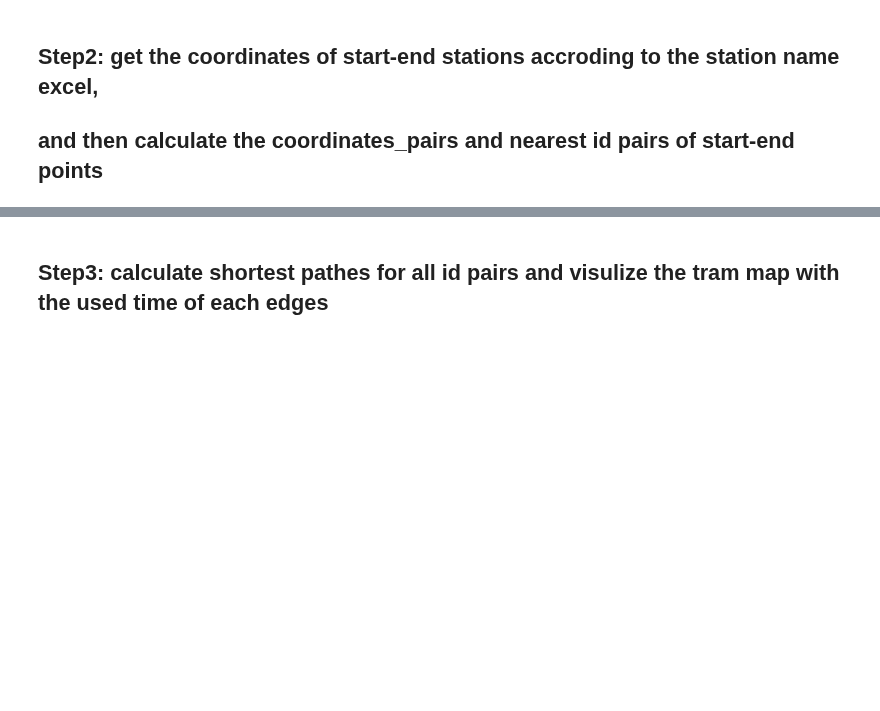
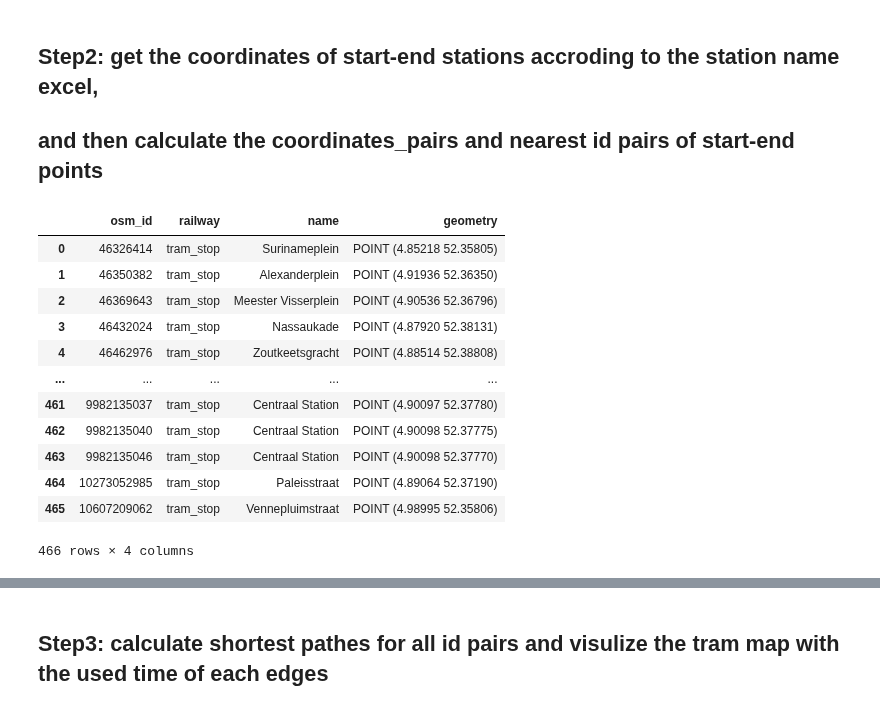
Before and after one commit to SYuGao/uvmt, a Jupyter notebook: notebooks/am_tram_network_modelling.ipynb, the cells around one changed output, grey strips where cells are left out. Drawn from its saved outputs; the diff is of its cells as text; code cells hidden in the pictures; blank space fills up the shorter version.

```diff
--- a/notebooks/am_tram_network_modelling.ipynb
+++ b/notebooks/am_tram_network_modelling.ipynb
@@ -873,0 +891,16 @@ am_tram_name = pd.read_excel(r'./am_tram_name.xlsx')
+# %%
+stations
+# %% [output]
+|  | osm_id | railway | name | geometry |
+| 0 | 46326414 | tram_stop | Surinameplein | POINT (4.85218 52.35805) |
+| 1 | 46350382 | tram_stop | Alexanderplein | POINT (4.91936 52.36350) |
+| 2 | 46369643 | tram_stop | Meester Visserplein | POINT (4.90536 52.36796) |
+| 3 | 46432024 | tram_stop | Nassaukade | POINT (4.87920 52.38131) |
+| 4 | 46462976 | tram_stop | Zoutkeetsgracht | POINT (4.88514 52.38808) |
+| ... | ... | ... | ... | ... |
+| 461 | 9982135037 | tram_stop | Centraal Station | POINT (4.90097 52.37780) |
+| 462 | 9982135040 | tram_stop | Centraal Station | POINT (4.90098 52.37775) |
+| 463 | 9982135046 | tram_stop | Centraal Station | POINT (4.90098 52.37770) |
+| 464 | 10273052985 | tram_stop | Paleisstraat | POINT (4.89064 52.37190) |
+| 465 | 10607209062 | tram_stop | Vennepluimstraat | POINT (4.98995 52.35806) |
+466 rows × 4 columns
```
Also changed, not shown: parts of 18 cells of this notebook, 6 other files.
